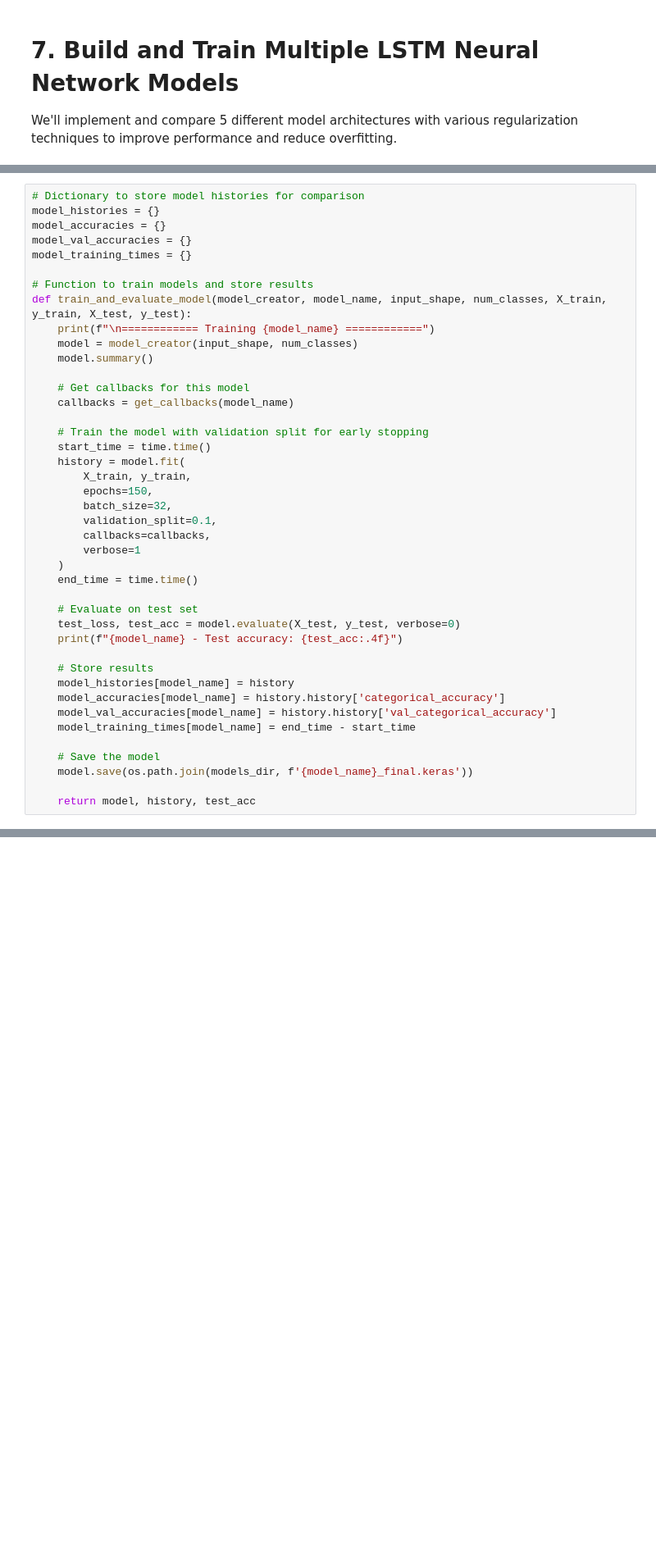
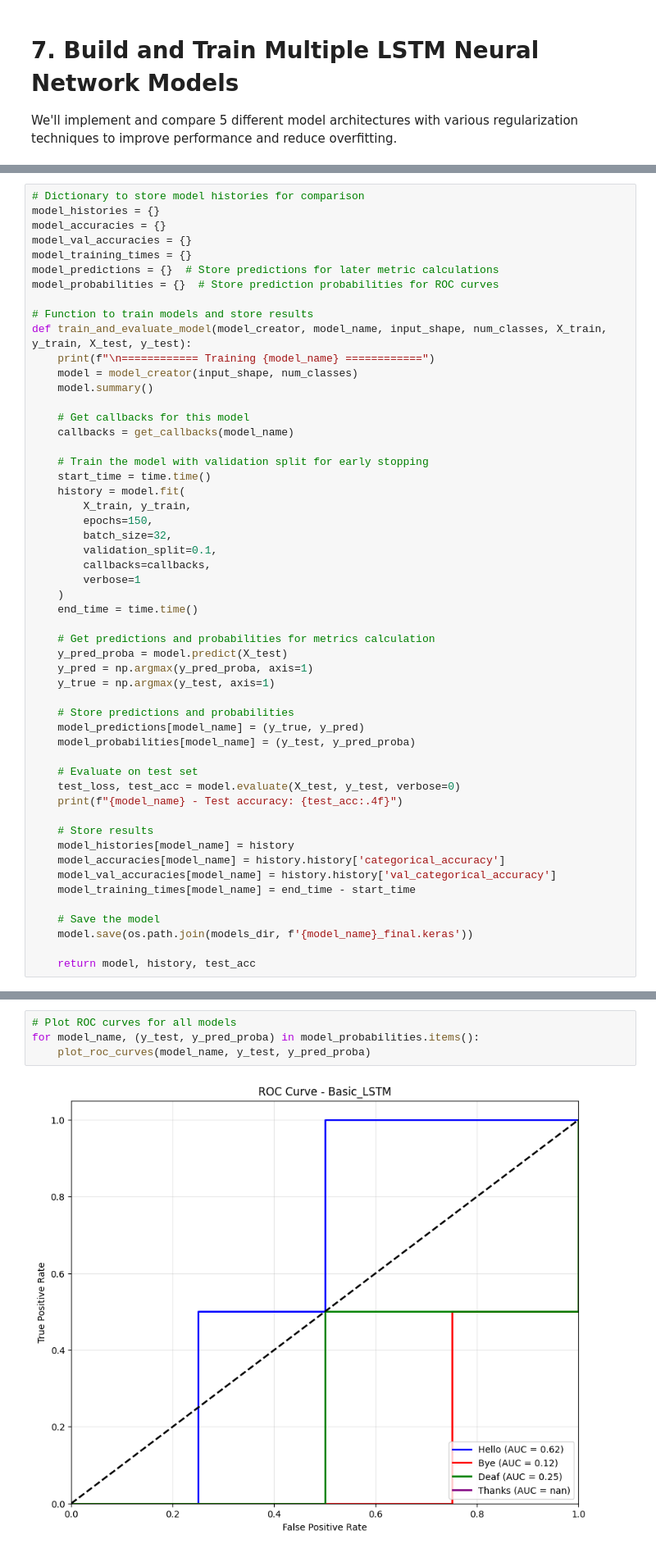
Before and after one commit to Mannan-Ali/IndianSignLanguage, a Jupyter notebook: Action Detection Refined.ipynb, the cells around one changed output, grey strips where cells are left out. Shown at 82% size. Cells and saved outputs as stored; diff of their text form; blank space fills up the shorter version.

```diff
--- a/Action Detection Refined.ipynb
+++ b/Action Detection Refined.ipynb
@@ -538,6 +555,8 @@ model_histories = {}
 model_accuracies = {}
 model_val_accuracies = {}
 model_training_times = {}
+model_predictions = {}  # Store predictions for later metric calculations
+model_probabilities = {}  # Store prediction probabilities for ROC curves
 
 # Function to train models and store results
 def train_and_evaluate_model(model_creator, model_name, input_shape, num_classes, X_train, y_train, X_test, y_test):
@@ -560,6 +579,15 @@ def train_and_evaluate_model(model_creator, model_name, input_shape, num_classes
     )
     end_time = time.time()
 
+    # Get predictions and probabilities for metrics calculation
+    y_pred_proba = model.predict(X_test)
+    y_pred = np.argmax(y_pred_proba, axis=1)
+    y_true = np.argmax(y_test, axis=1)
+
+    # Store predictions and probabilities
+    model_predictions[model_name] = (y_true, y_pred)
+    model_probabilities[model_name] = (y_test, y_pred_proba)
+
     # Evaluate on test set
     test_loss, test_acc = model.evaluate(X_test, y_test, verbose=0)
     print(f"{model_name} - Test accuracy: {test_acc:.4f}")
@@ -735,0 +918,6 @@ performance_df
+# %%
+# Plot ROC curves for all models
+for model_name, (y_test, y_pred_proba) in model_probabilities.items():
+    plot_roc_curves(model_name, y_test, y_pred_proba)
+# %% [output]
+[figure, added]
```
Also changed, not shown: parts of 26 cells of this notebook, 9 other files.
